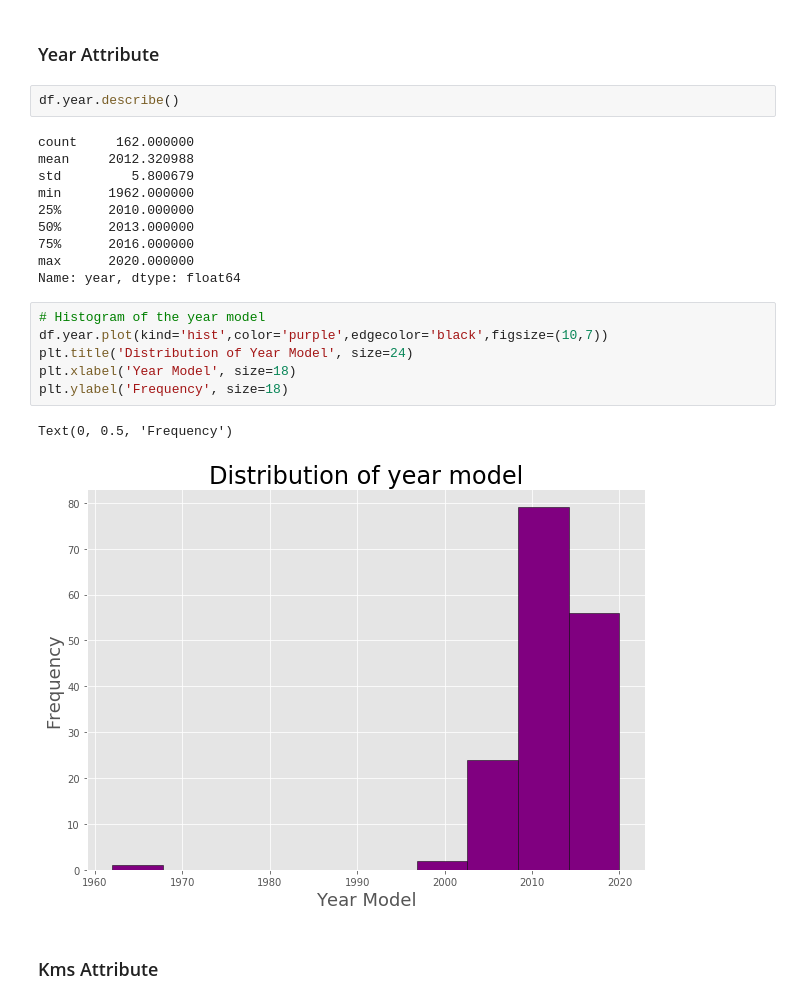
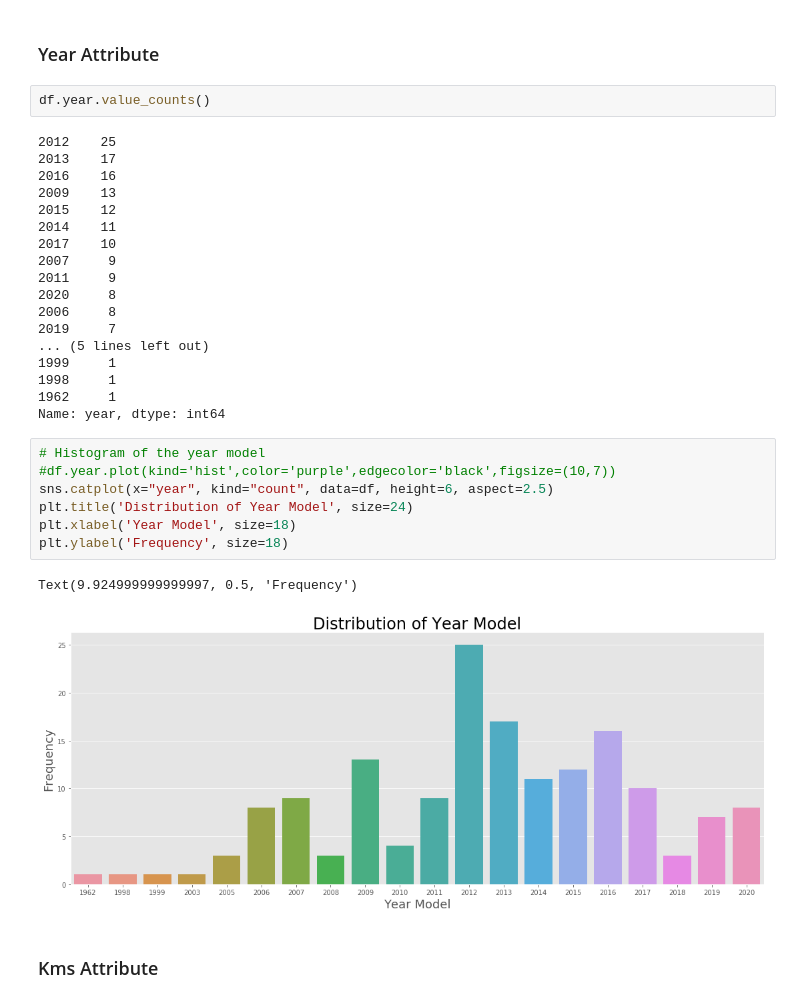
Before and after one commit to jorgemosquera/priceOptimization, a Jupyter notebook: PriceOptimization.ipynb, the cells around one changed output. Drawn from its saved outputs; the diff is of its cells as text.

```diff
--- a/PriceOptimization.ipynb
+++ b/PriceOptimization.ipynb
@@ -401,26 +414,35 @@ memory usage: 3.3 KB
 # %% [markdown]
 ### Year Attribute
 # %%
-df.year.describe()
+df.year.value_counts()
 # %% [output]
-count     162.000000
-mean     2012.320988
-std         5.800679
-min      1962.000000
-25%      2010.000000
-50%      2013.000000
-75%      2016.000000
-max      2020.000000
-Name: year, dtype: float64
+2012    25
+2013    17
+2016    16
+2009    13
+2015    12
+2014    11
+2017    10
+2007     9
+2011     9
+2020     8
+2006     8
+2019     7
+... (5 lines left out)
+1999     1
+1998     1
+1962     1
+Name: year, dtype: int64
 # %%
 # Histogram of the year model
-df.year.plot(kind='hist',color='purple',edgecolor='black',figsize=(10,7))
+#df.year.plot(kind='hist',color='purple',edgecolor='black',figsize=(10,7))
+sns.catplot(x="year", kind="count", data=df, height=6, aspect=2.5)
 plt.title('Distribution of Year Model', size=24)
 plt.xlabel('Year Model', size=18)
 plt.ylabel('Frequency', size=18)
 # %% [output]
-Text(0, 0.5, 'Frequency')
+Text(9.924999999999997, 0.5, 'Frequency')
-[figure, old version]
+[figure, new version]
 # %% [markdown]
 ### Kms Attribute
 # %%
```
Also changed, not shown: parts of 27 cells of this notebook, 12 other files.
